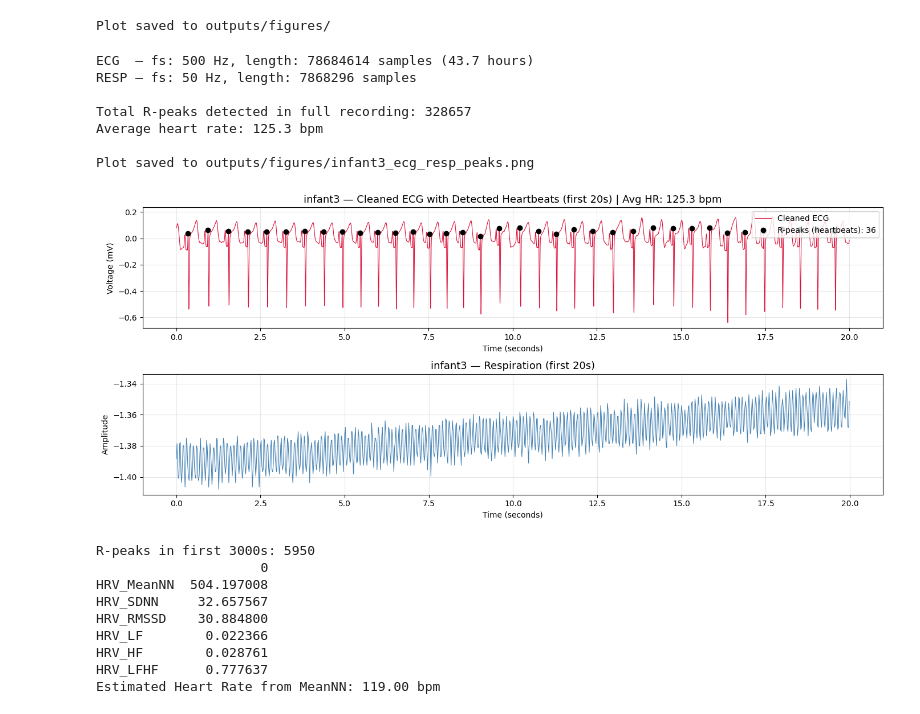
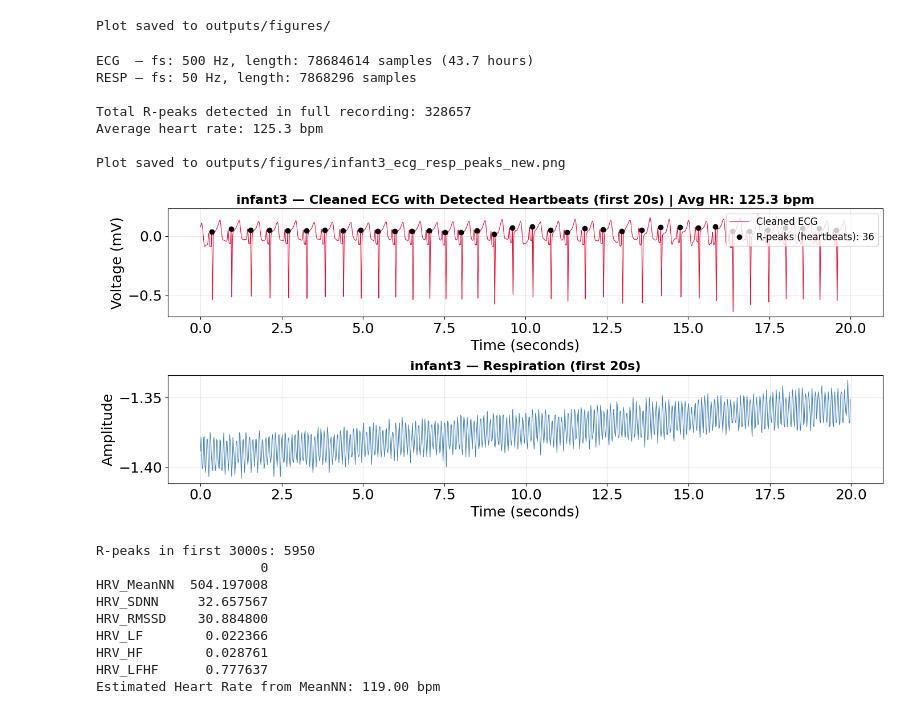
Before and after one commit to Arpit16a/Neonantal_Pain_Research_Project, a Jupyter notebook: notebooks/01_data_exploration.ipynb, the cells around one changed output. Cells and saved outputs as stored; diff of their text form; code cells hidden in the pictures.

```diff
--- a/notebooks/01_data_exploration.ipynb
+++ b/notebooks/01_data_exploration.ipynb
@@ -159,51 +159,91 @@ window_sec = 20
 ecg_window  = ecg_cleaned[:window_sec * fs_ecg]
 resp_window = resp_signal[:window_sec * fs_resp]
 
 time_ecg  = np.arange(len(ecg_window))  / fs_ecg
 time_resp = np.arange(len(resp_window)) / fs_resp
 
 # Only keep R-peaks that fall within this 20-second window
 peaks_in_window = [p for p in r_peaks if p < window_sec * fs_ecg]
 
 fig, axes = plt.subplots(2, 1, figsize=(14, 6))
 
-# --- ECG panel with detected R-peaks ---
-axes[0].plot(time_ecg, ecg_window, color="crimson", linewidth=0.8, label="Cleaned ECG")
+# ---------------- ECG panel ----------------
+axes[0].plot(
+    time_ecg,
+    ecg_window,
+    color="crimson",
+    linewidth=0.8,
+    label="Cleaned ECG"
+)
+
 axes[0].plot(
     np.array(peaks_in_window) / fs_ecg,
     ecg_window[peaks_in_window],
-    "ko", markersize=6,
+    "ko",
+    markersize=6,
     label=f"R-peaks (heartbeats): {len(peaks_in_window)}"
 )
-axes[0].set_title(f"{infant_id} — Cleaned ECG with Detected Heartbeats "
-                   f"(first {window_sec}s) | Avg HR: {avg_hr:.1f} bpm", fontsize=13)
-axes[0].set_xlabel("Time (seconds)")
-axes[0].set_ylabel("Voltage (mV)")
+
+axes[0].set_title(
+    f"{infant_id} — Cleaned ECG with Detected Heartbeats "
+    f"(first {window_sec}s) | Avg HR: {avg_hr:.1f} bpm",
+    fontsize=16,
+    fontweight="bold"
+)
+
+axes[0].set_xlabel("Time (seconds)", fontsize=18)
+axes[0].set_ylabel("Voltage (mV)", fontsize=18)
+
+# Larger tick labels
+axes[0].tick_params(axis='both', labelsize=18)
+
 axes[0].grid(True, alpha=0.3)
-axes[0].legend(loc="upper right")
 
-# --- Respiration panel ---
-axes[1].plot(time_resp, resp_window, color="steelblue", linewidth=0.8)
-axes[1].set_title(f"{infant_id} — Respiration (first {window_sec}s)", fontsize=13)
-axes[1].set_xlabel("Time (seconds)")
-axes[1].set_ylabel("Amplitude")
+axes[0].legend(
+    loc="upper right",
+    fontsize=12
+)
+
+# ---------------- Respiration panel ----------------
+axes[1].plot(
+    time_resp,
+    resp_window,
+    color="steelblue",
+    linewidth=0.8
+)
+
+axes[1].set_title(
+    f"{infant_id} — Respiration (first {window_sec}s)",
+    fontsize=16,
+    fontweight="bold"
+)
+
+axes[1].set_xlabel("Time (seconds)", fontsize=18)
+axes[1].set_ylabel("Amplitude", fontsize=18)
+
+# Larger tick labels
+axes[1].tick_params(axis='both', labelsize=18)
+
 axes[1].grid(True, alpha=0.3)
 
 plt.tight_layout()
+
 plt.savefig(
-    rf"C:\Users\Asus\OneDrive\Desktop\neopain-research\outputs\figures\{infant_id}_ecg_resp_peaks.png",
-    dpi=150, bbox_inches="tight"
+    rf"C:\Users\Asus\OneDrive\Desktop\neopain-research\outputs\figures\{infant_id}_ecg_resp_peaks_new.png",
+    dpi=300,
+    bbox_inches="tight"
 )
-print(f"\nPlot saved to outputs/figures/{infant_id}_ecg_resp_peaks.png")
+
+print(f"\nPlot saved to outputs/figures/{infant_id}_ecg_resp_peaks_new.png")
 # %% [output]
 ECG  — fs: 500 Hz, length: 78684614 samples (43.7 hours)
 RESP — fs: 50 Hz, length: 7868296 samples
 
 Total R-peaks detected in full recording: 328657
 Average heart rate: 125.3 bpm
 
-Plot saved to outputs/figures/infant3_ecg_resp_peaks.png
+Plot saved to outputs/figures/infant3_ecg_resp_peaks_new.png
-[figure, old version]
+[figure, new version]
 # %%
 import neurokit2 as nk
 import numpy as np
```
Also changed, not shown: 16 other files.
